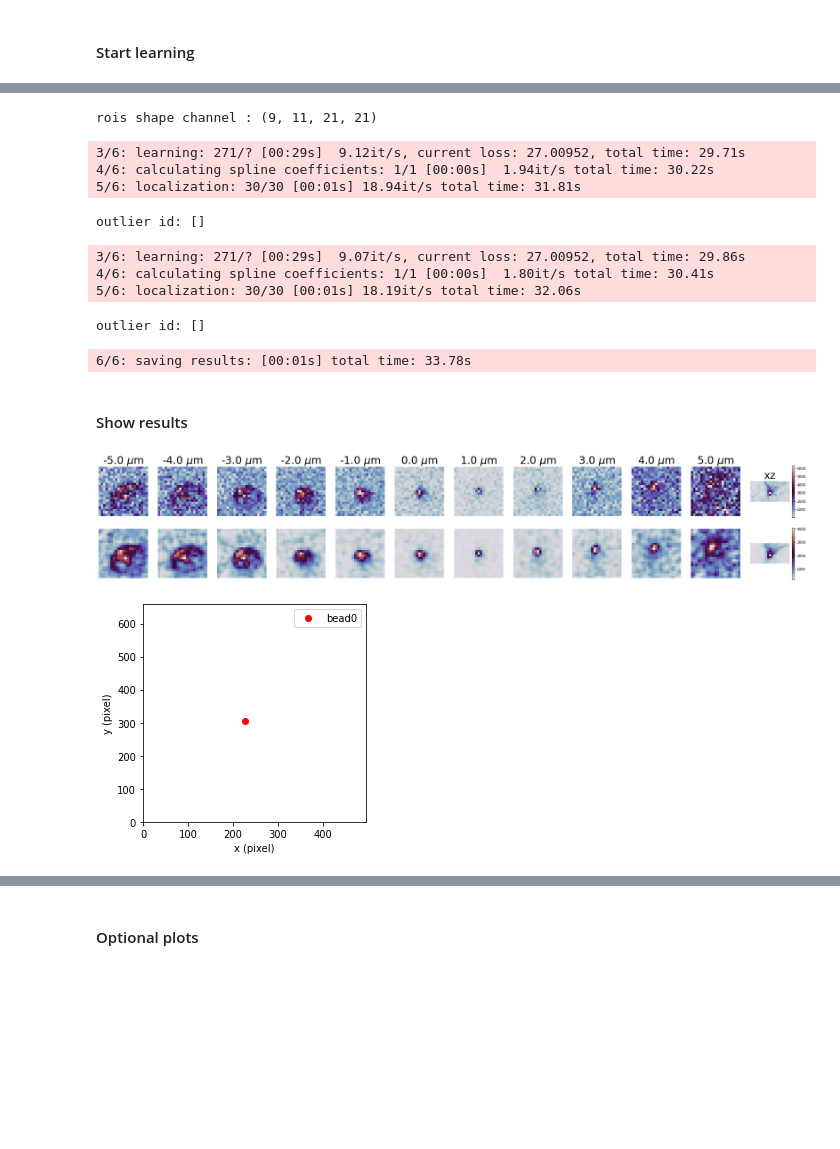
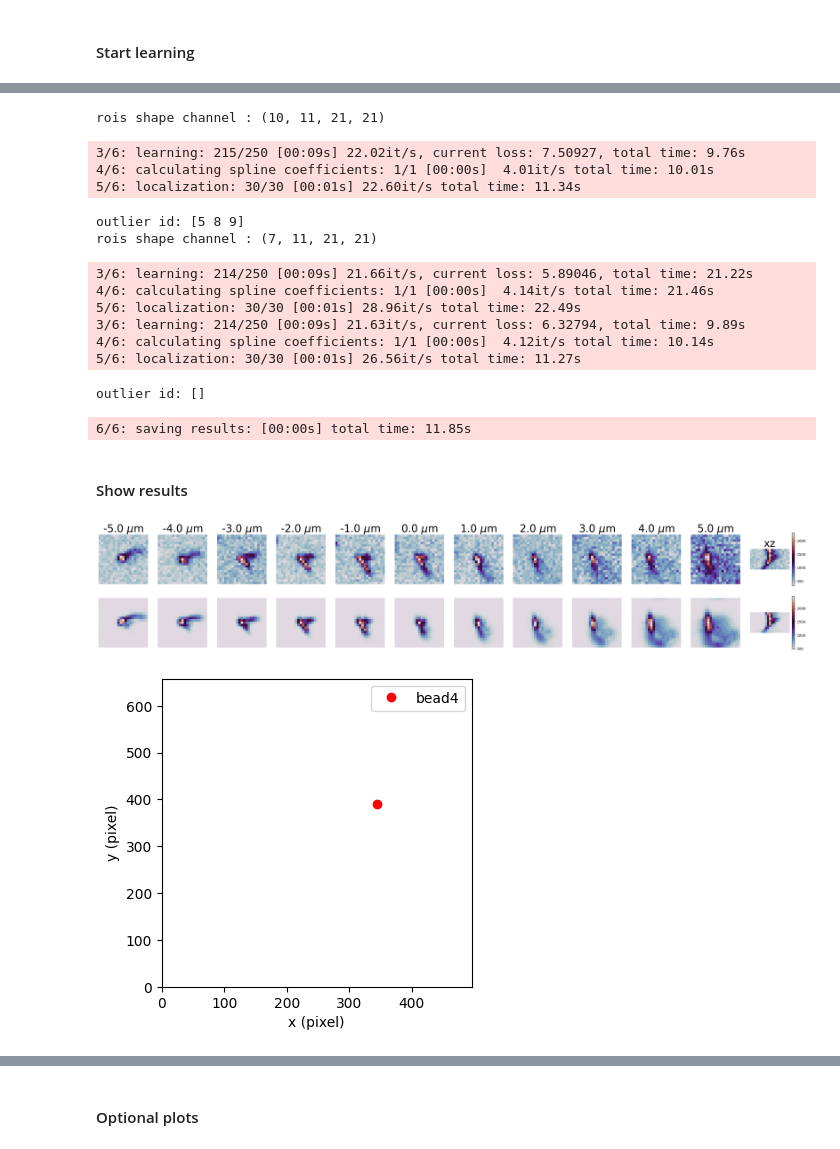
Before and after one commit to ries-lab/uiPSF, a Jupyter notebook: dev_fig/demo_beadPSF_1ch_test_nikon.ipynb, the cells around one changed output, grey strips where cells are left out. Cells and saved outputs as stored; diff of their text form; code cells hidden in the pictures; blank space fills up the shorter version.

Commit message:
test nikon obj

```diff
--- a/dev_fig/demo_beadPSF_1ch_test_nikon.ipynb
+++ b/dev_fig/demo_beadPSF_1ch_test_nikon.ipynb
@@ -35,8 +35,8 @@ L.param = io.param.combine('config_base',psftype='zernike',channeltype='1ch',sys
 #### Edit user defined parameters
 # %%
 L.param.datapath = r'Y:\Projects\DOE Raman HSM\Data\Obj_Test_Microscope/'
-L.param.savename = L.param.datapath+'psfmodel'
-L.param.keyword = 'bead1' # keyword for your data file
+L.param.savename = L.param.datapath+'psfmodel_test'
+L.param.keyword = 'bead3' # keyword for your data file
 L.param.subfolder = '' # keyword for subfolder name if each data file is saved in a individual folder, set to '' if no subfolder
 L.param.gain = 1.0
 L.param.ccd_offset = 700
@@ -48,10 +48,10 @@ L.param.batch_size = 30 # lower this number if out of memory
 L.param.option.imaging.emission_wavelength = 0.68 # micron
 L.param.FOV.y_center = 375
 L.param.FOV.x_center = 275
-L.param.FOV.radius = 125
-L.param.PSFtype = 'pupil_vector'
+L.param.FOV.radius = 100
+#L.param.PSFtype = 'pupil_vector'
 L.param.roi.peak_height = 0.2
-L.param.loss_weight.Inorm = 200.0
+#L.param.loss_weight.Inorm = 200.0
 L.param.option.model.n_max = 10
 # %% [markdown]
 #### Start learning
@@ -75,25 +75,29 @@ for k in range(0,2): # increase iteration number if necessary
     psfobj,fitter = L.learn_psf(dataobj,time=0)
 resfile = L.save_result(psfobj,dataobj,fitter)
 # %% [output]
-rois shape channel : (9, 11, 21, 21)
+rois shape channel : (10, 11, 21, 21)
-3/6: learning: 271/? [00:29s]  9.12it/s, current loss: 27.00952, total time: 29.71s
-4/6: calculating spline coefficients: 1/1 [00:00s]  1.94it/s total time: 30.22s
-5/6: localization: 30/30 [00:01s] 18.94it/s total time: 31.81s
+3/6: learning: 215/250 [00:09s] 22.02it/s, current loss: 7.50927, total time: 9.76s
+4/6: calculating spline coefficients: 1/1 [00:00s]  4.01it/s total time: 10.01s
+5/6: localization: 30/30 [00:01s] 22.60it/s total time: 11.34s
-outlier id: []
+outlier id: [5 8 9]
+rois shape channel : (7, 11, 21, 21)
-3/6: learning: 271/? [00:29s]  9.07it/s, current loss: 27.00952, total time: 29.86s
-4/6: calculating spline coefficients: 1/1 [00:00s]  1.80it/s total time: 30.41s
-5/6: localization: 30/30 [00:01s] 18.19it/s total time: 32.06s
+3/6: learning: 214/250 [00:09s] 21.66it/s, current loss: 5.89046, total time: 21.22s
+4/6: calculating spline coefficients: 1/1 [00:00s]  4.14it/s total time: 21.46s
+5/6: localization: 30/30 [00:01s] 28.96it/s total time: 22.49s
+3/6: learning: 214/250 [00:09s] 21.63it/s, current loss: 6.32794, total time: 9.89s
+4/6: calculating spline coefficients: 1/1 [00:00s]  4.12it/s total time: 10.14s
+5/6: localization: 30/30 [00:01s] 26.56it/s total time: 11.27s
 outlier id: []
-6/6: saving results: [00:01s] total time: 33.78s
+6/6: saving results: [00:00s] total time: 11.85s
 # %% [markdown]
 #### Show results
 # %%
 f,p = io.h5.load(resfile) # load result file
 # %%
-showpsfvsdata(f,p,index=0,step=1)
+showpsfvsdata(f,p,index=4,step=1)
 # %% [output]
-[figure, old version]
+[figure, new version]
-[figure, old version]
+[figure, new version]
 # %%
 showlocalization(f,p)
 # %% [output]
```
Also changed, not shown: parts of 6 cells of this notebook, 1 other file.
